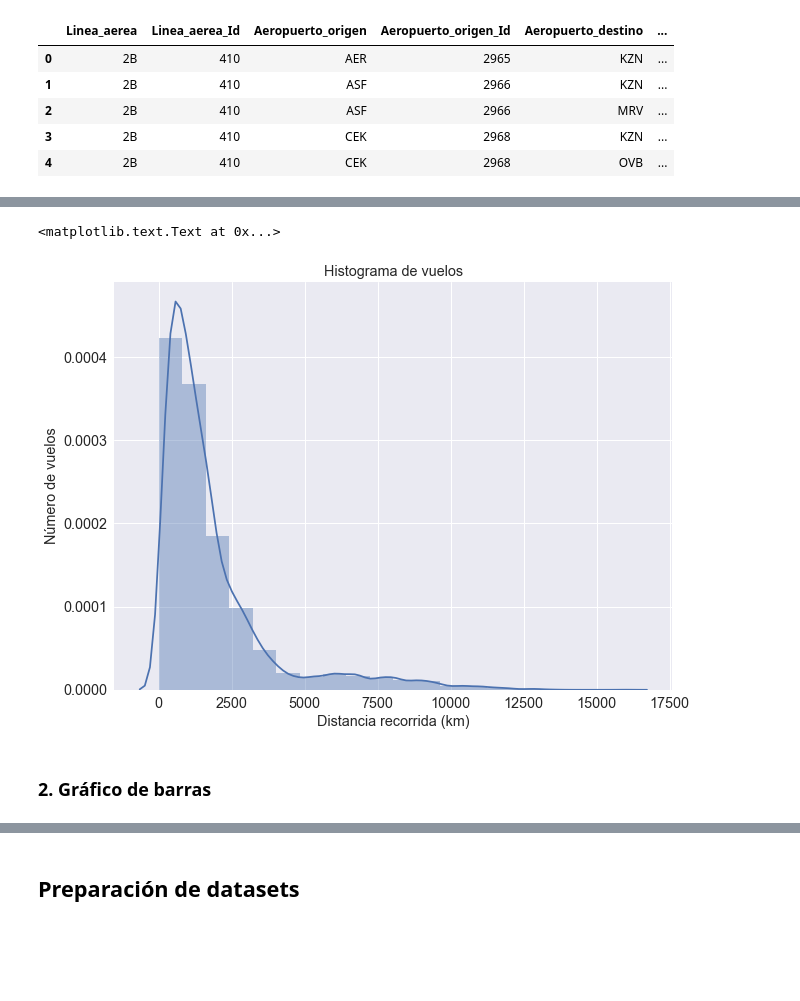
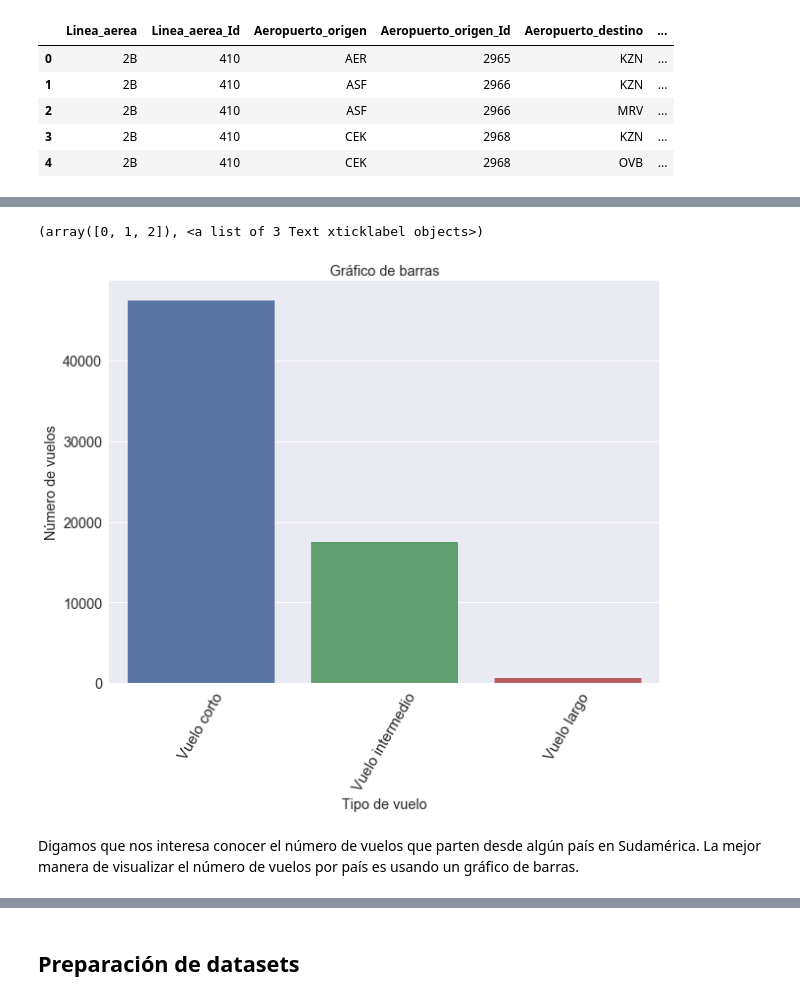
Before and after one commit to MetricLearning/diplomado_datascience, a Jupyter notebook: 03_Visualizar_datos/Visualizacion de datos con Python.ipynb, the cells around one changed output, grey strips where cells are left out. Saved outputs shown, nothing was run; the diff lists cells and outputs as text; code cells hidden in the pictures; blank space fills up the shorter version.

Commit message:
Improved description of notebook Visualizacion de datos

```diff
--- a/03_Visualizar_datos/Visualizacion de datos con Python.ipynb
+++ b/03_Visualizar_datos/Visualizacion de datos con Python.ipynb
@@ -88,13 +113,18 @@ plt.title('Histograma de vuelos')
+# %%
+bins = [0, 2000, 10000, 1000000]
+group_names = ['Vuelo corto', 'Vuelo intermedio', 'Vuelo largo']
+rutas['Tipo_vuelo'] = pd.cut(rutas['Distancia_km'], bins, labels=group_names)
 # %%
-sns.distplot(rutas['Distancia_km'], bins=20)
-plt.xlabel('Distancia recorrida (km)')
+sns.countplot(x="Tipo_vuelo", order=group_names, data=rutas)
+plt.xlabel('Tipo de vuelo')
 plt.ylabel('Número de vuelos')
-plt.title('Histograma de vuelos')
+plt.title('Gráfico de barras')
+plt.xticks(size = 15, rotation=60)
 # %% [output]
-<matplotlib.text.Text at 0x...>
+(array([0, 1, 2]), <a list of 3 Text xticklabel objects>)
-[figure, old version]
+[figure, new version]
-# %% [markdown]
-### 2. Gráfico de barras
+# %% [markdown]
+Digamos que nos interesa conocer el número de vuelos que parten desde algún país en Sudamérica. La mejor manera de visualizar el número de vuelos por país es usando un gráfico de barras.
 # %%
 paises_sudamerica=['Brazil','Colombia','Argentina','Peru','Venezuela','Chile','Ecuador','Bolivia','Paraguay','Uruguay','Guyana','Suriname','French Guiana']
 rutas_sudamerica=rutas[rutas['Pais_origen'].isin(paises_sudamerica)]
```
Also changed, not shown: parts of 23 cells of this notebook.
